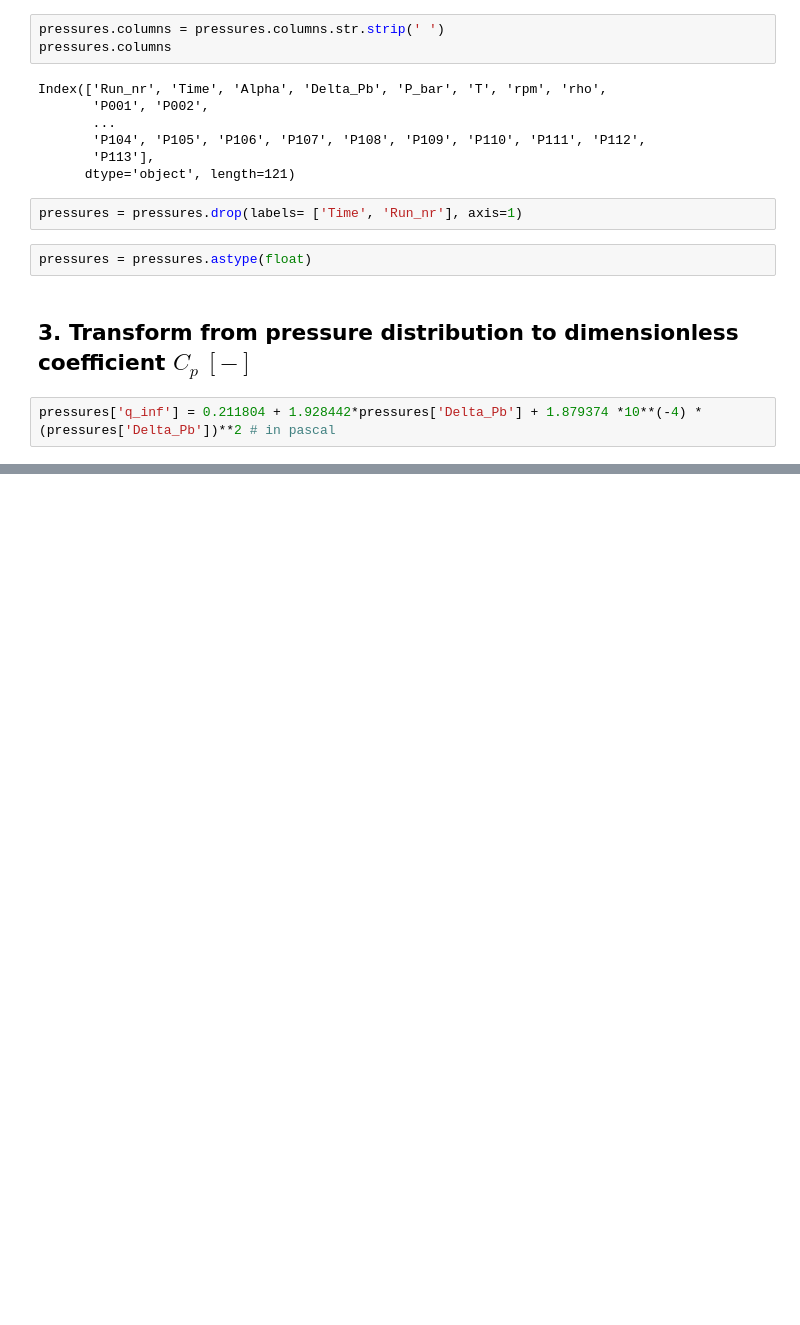
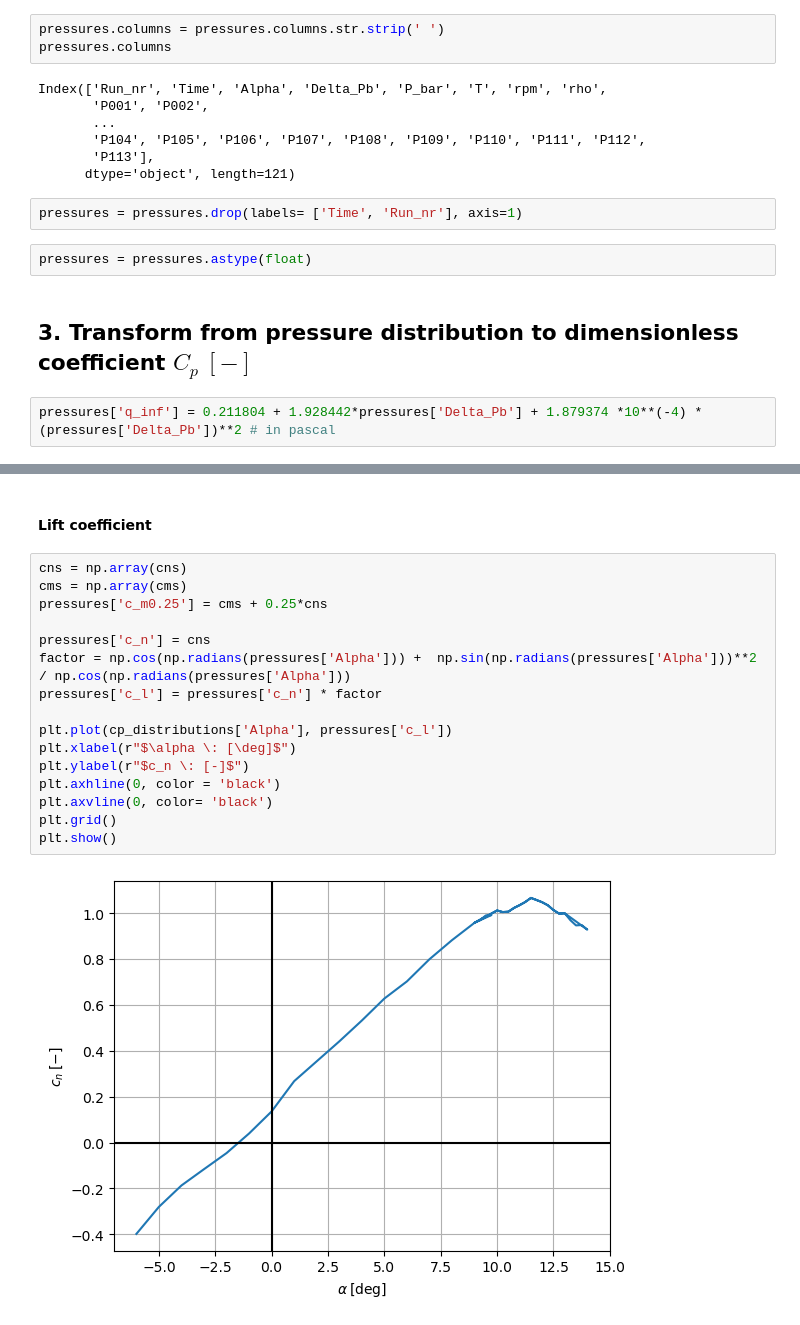
Before and after one commit to federicoangioni/LSWTT, a Jupyter notebook: processing.ipynb, the cells around one changed output, grey strips where cells are left out. Drawn from its saved outputs; the diff is of its cells as text; blank space fills up the shorter version.

```diff
--- a/processing.ipynb
+++ b/processing.ipynb
@@ -99,0 +135,20 @@ plt.show()
+# %% [markdown]
+#### Lift coefficient
+# %%
+cns = np.array(cns)
+cms = np.array(cms)
+pressures['c_m0.25'] = cms + 0.25*cns
+
+pressures['c_n'] = cns
+factor = np.cos(np.radians(pressures['Alpha'])) +  np.sin(np.radians(pressures['Alpha']))**2 / np.cos(np.radians(pressures['Alpha']))
+pressures['c_l'] = pressures['c_n'] * factor
+
+plt.plot(cp_distributions['Alpha'], pressures['c_l'])
+plt.xlabel(r"$\alpha \: [\deg]$")
+plt.ylabel(r"$c_n \: [-]$")
+plt.axhline(0, color = 'black')
+plt.axvline(0, color= 'black')
+plt.grid()
+plt.show()
+# %% [output]
+[figure, added]
```
Also changed, not shown: parts of 15 cells of this notebook, 26 other files.
